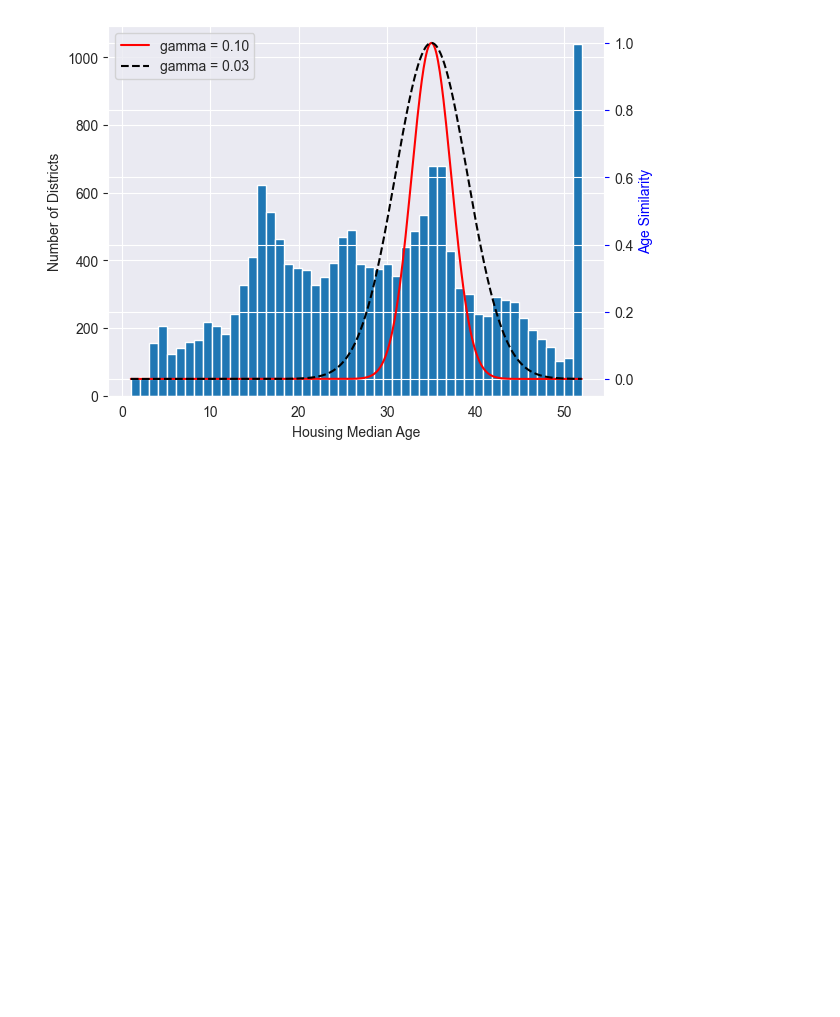
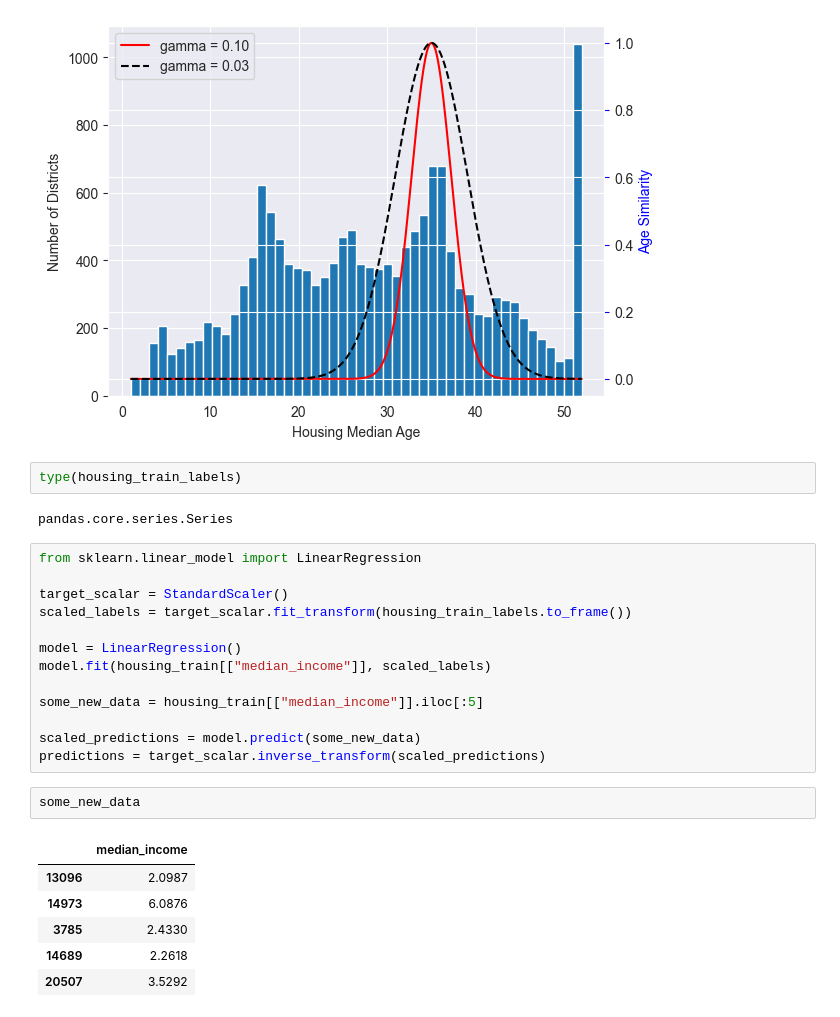
Before and after one commit to BUFONJOKER/ml_projects_hands_on_ml_book_chapter2, a Jupyter notebook: main.ipynb, the cells around one changed output. Drawn from its saved outputs; the diff is of its cells as text; blank space fills up the shorter version.

```diff
--- a/main.ipynb
+++ b/main.ipynb
@@ -900,3 +900,29 @@ plt.legend(loc="upper left")
 plt.show()
 # %% [output]
 [figure]
+# %%
+type(housing_train_labels)
+# %% [output]
+pandas.core.series.Series
+# %%
+from sklearn.linear_model import LinearRegression
+
+target_scalar = StandardScaler()
+scaled_labels = target_scalar.fit_transform(housing_train_labels.to_frame())
+
+model = LinearRegression()
+model.fit(housing_train[["median_income"]], scaled_labels)
+
+some_new_data = housing_train[["median_income"]].iloc[:5]
+
+scaled_predictions = model.predict(some_new_data)
+predictions = target_scalar.inverse_transform(scaled_predictions)
+# %%
+some_new_data
+# %% [output]
+|  | median_income |
+| 13096 | 2.0987 |
+| 14973 | 6.0876 |
+| 3785 | 2.4330 |
+| 14689 | 2.2618 |
+| 20507 | 3.5292 |
```
Also changed, not shown: parts of 31 cells of this notebook.
